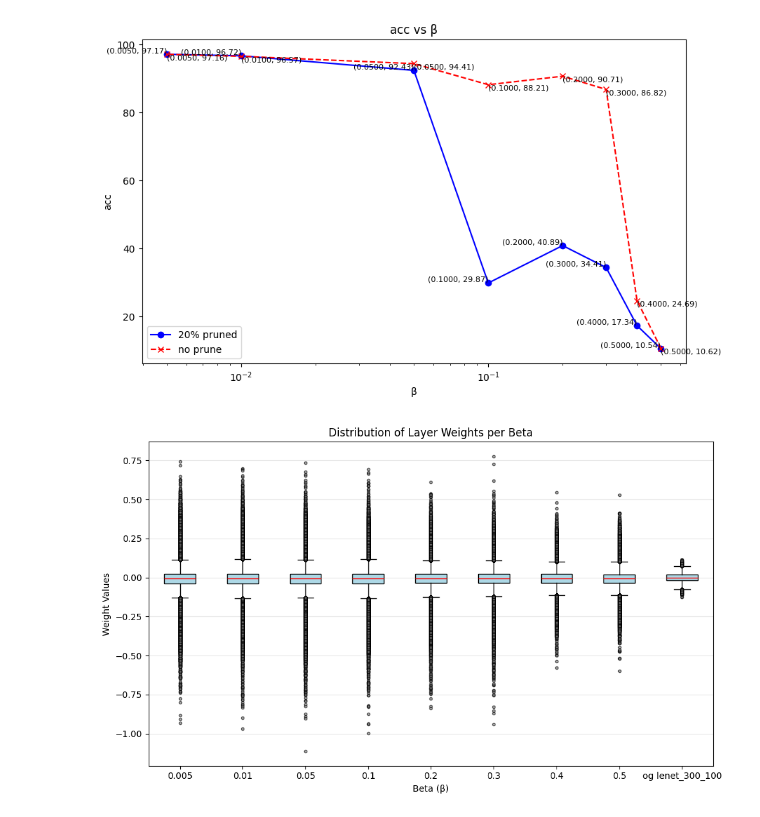
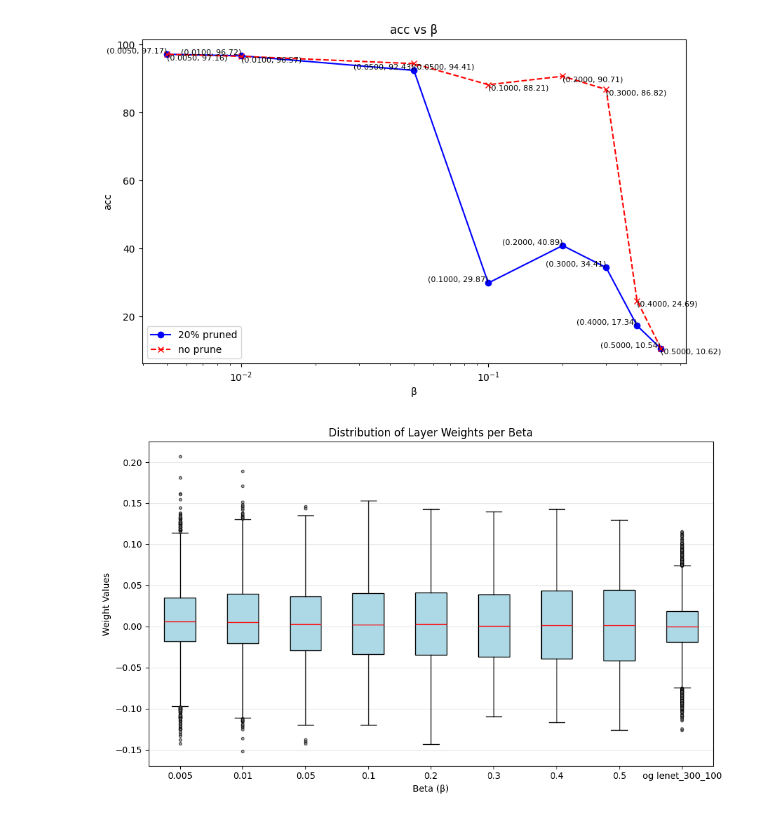
Before and after one commit to InformationPlanesDecompositions/nn-vib, a Jupyter notebook: vib_lenet_300_100_prune_testing.ipynb, the cells around one changed output. Saved outputs shown, nothing was run; the diff lists cells and outputs as text; code cells hidden in the pictures.

```diff
--- a/vib_lenet_300_100_prune_testing.ipynb
+++ b/vib_lenet_300_100_prune_testing.ipynb
@@ -114,8 +116,8 @@ for b in tqdm(reversed(betas)):
 
     weight_values = []
     for layer_name in layer_names:
-        if layer_name == 'encoder.0' or layer_name == 'encoder.2':
-        #if layer_name == 'fc_mu' or layer_name == 'fc_std':
+        #if layer_name == 'encoder.0' or layer_name == 'encoder.2' or
+        if layer_name == 'fc_mu' or layer_name == 'fc_std':
             module = dict(model.named_modules()).get(layer_name)
             if module is not None and hasattr(module, 'weight') and module.weight is not None:
                 weight_values.append(module.weight.data.flatten())
@@ -134,31 +136,31 @@ for layer_name in ['fc1', 'fc2', 'fc3']:
     module = dict(model.named_modules()).get(layer_name)
     if module is not None and hasattr(module, 'weight') and module.weight is not None:
         weight_values.append(module.weight.data.flatten())
 
 beta_tensor = torch.cat(weight_values)
 all_weights_by_beta.append(beta_tensor.cpu().numpy())
 beta_labels.append(str("og lenet_300_100"))
 
 plt.figure(figsize=(10, 6))
 
 plt.boxplot(
     all_weights_by_beta,
     vert=True,
     patch_artist=True,
     boxprops=dict(facecolor='lightblue', color='black'),
     medianprops=dict(color='red'),
     whiskerprops=dict(color='black'),
     capprops=dict(color='black'),
     flierprops=dict(marker='o', markerfacecolor='gray', markersize=3, alpha=0.6)
 )
 
 plt.xticks(ticks=range(1, len(beta_labels) + 1), labels=beta_labels, rotation=0)
 plt.xlabel('Beta (β)')
 plt.ylabel('Weight Values')
 plt.title('Distribution of Layer Weights per Beta')
 plt.grid(True, axis='y', alpha=0.3)
 plt.tight_layout()
 plt.savefig('plots/vib_lenet_300_100_mnist_dist_ib_layer_weights.png', dpi=300, bbox_inches='tight')
 plt.show()
 # %% [output]
-[figure, old version]
+[figure, new version]
```
Also changed, not shown: parts of 1 cell of this notebook, 4 other files.
